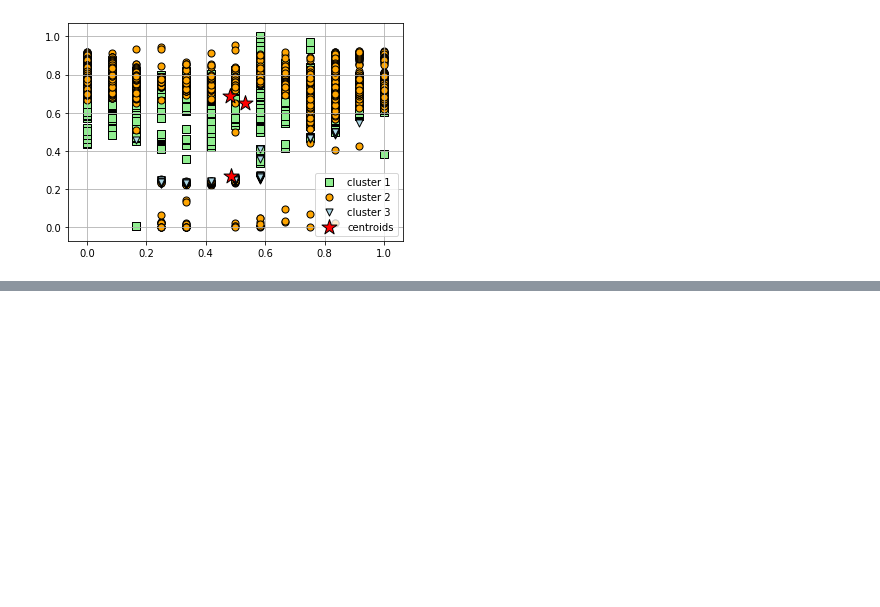
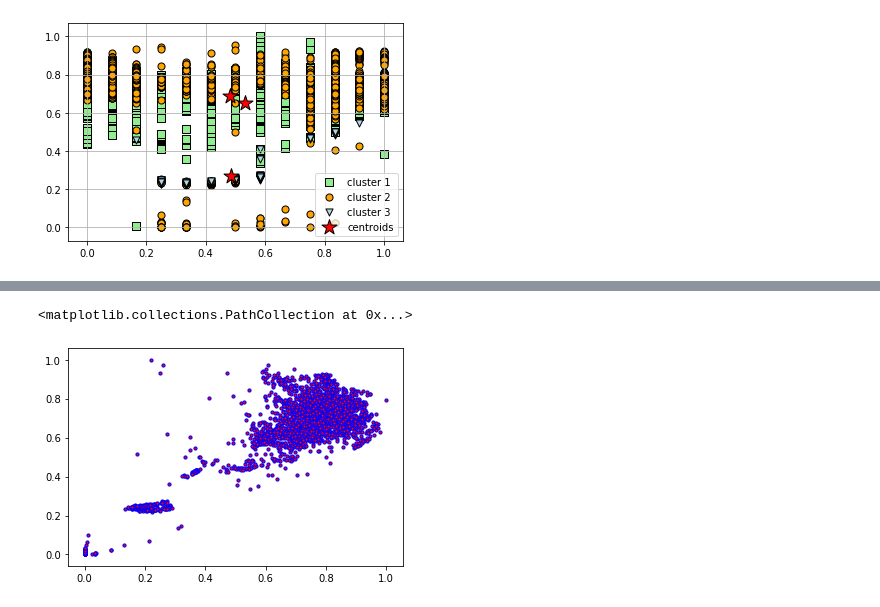
Before and after one commit to harshitadd/VisionAir, a Jupyter notebook: Fed_Clustering.ipynb, the cells around one changed output, grey strips where cells are left out. Cells and saved outputs as stored; diff of their text form; code cells hidden in the pictures; blank space fills up the shorter version.

```diff
--- a/Fed_Clustering.ipynb
+++ b/Fed_Clustering.ipynb
@@ -77,3 +68,28 @@ plt.grid()
 plt.show()
 # %% [output]
 [figure]
+# %%
+trans=[]
+cont=[]
+ent=[]
+hours=[]
+hum=[]
+pressure=[]
+tempr=[]
+deg=[]
+speed=[]
+prev=[]
+
+#hours, cont, ent , hum, tempr, deg, speed, pressure,trans,prev
+
+for i in features:
+  ent.append(float(i[2]))
+  cont.append(float(i[1]))
+  trans.append(float(i[8]))
+  hours.append(float(i[0]))
+  hum.append(float(i[3]))
+  pressure.append(float(i[7]))
+  tempr.append(float(i[4]))
+  deg.append(float(i[5]))
+  speed.append(float(i[6]))
+  prev.append(float(i[9]))
@@ -79,0 +151,12 @@ plt.show()
+# %%
+
+feat_dim2=np.hstack((ent,cont))
+# %%
+plt.scatter(
+   feat_dim2[:, 0], feat_dim2[:, 1],
+   c='red', marker='o',
+   edgecolor='blue', s=10
+)
+# %% [output]
+<matplotlib.collections.PathCollection at 0x...>
+[figure, added]
```
Also changed, not shown: parts of 24 cells of this notebook.
